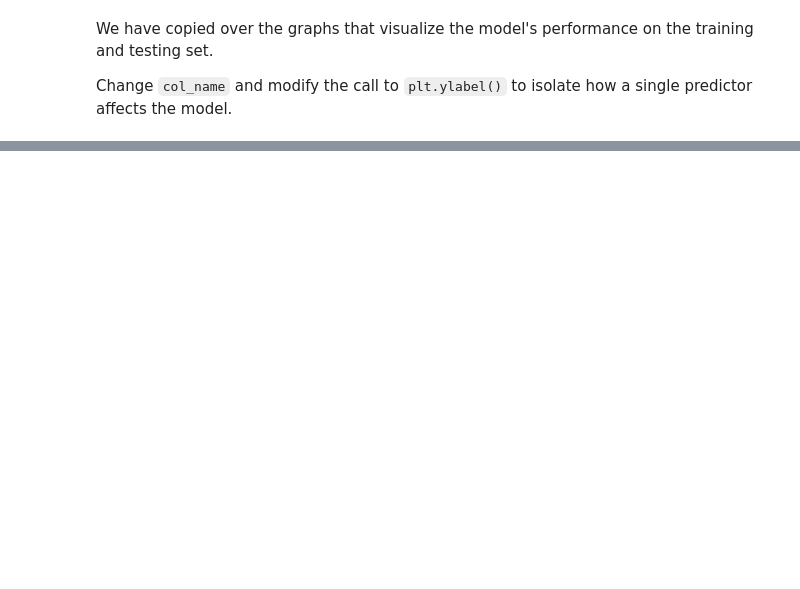
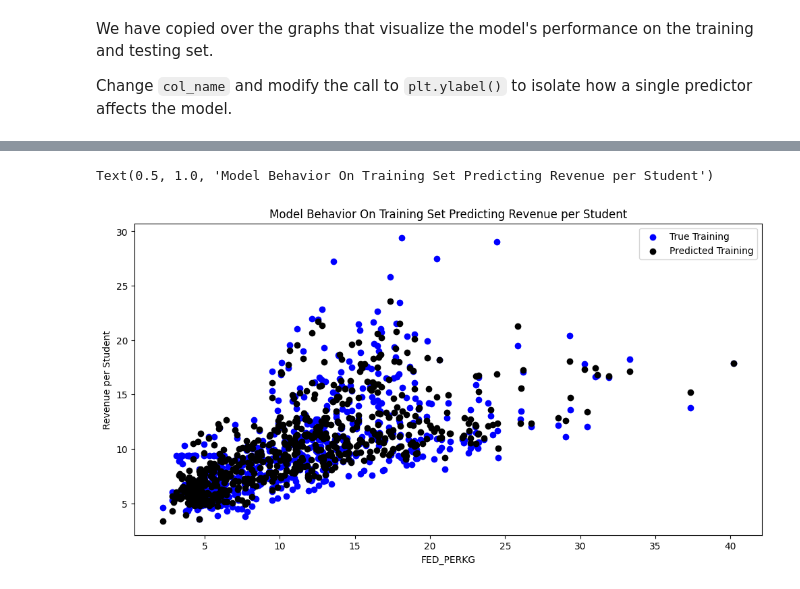
Before and after one commit to ennisp16/MDST-Onboarding, a Jupyter notebook: tutorial1/checkpoint1.ipynb, the cells around one changed output, grey strips where cells are left out. Drawn from its saved outputs; the diff is of its cells as text; code cells hidden in the pictures; blank space fills up the shorter version.

```diff
--- a/tutorial1/checkpoint1.ipynb
+++ b/tutorial1/checkpoint1.ipynb
@@ -213,15 +241,17 @@ Change `col_name` and modify the call to `plt.ylabel()` to isolate how a single
 # %%
 # @@@ 14
 
 
-# col_name = 'COLUMN NAME OF ONE PREDICTOR"
 
 
-# f = plt.figure(figsize=(12,6))
-# plt.scatter(X_test[col_name], y_test, color = "blue")
-# plt.scatter(X_test[col_name], model.predict(X_test), color = "black")
+f = plt.figure(figsize=(12,6))
+plt.scatter(X_test[col_name], y_test, color = "blue")
+plt.scatter(X_test[col_name], model.predict(X_test), color = "black")
 
-# plt.legend(['True testing','Predicted testing'])
-# plt.xlabel(col_name)
-# plt.ylabel('NAME OF THE PREDICTOR')
-# plt.title("Model Behavior on Testing Set")
+plt.legend(['True Training','Predicted Training'])
+plt.xlabel(col_name)
+plt.ylabel('Revenue per Student')
+plt.title("Model Behavior On Training Set Predicting Revenue per Student")
+# %% [output]
+Text(0.5, 1.0, 'Model Behavior On Training Set Predicting Revenue per Student')
+[figure, added]
```
Also changed, not shown: parts of 14 cells of this notebook, 1 other file.
